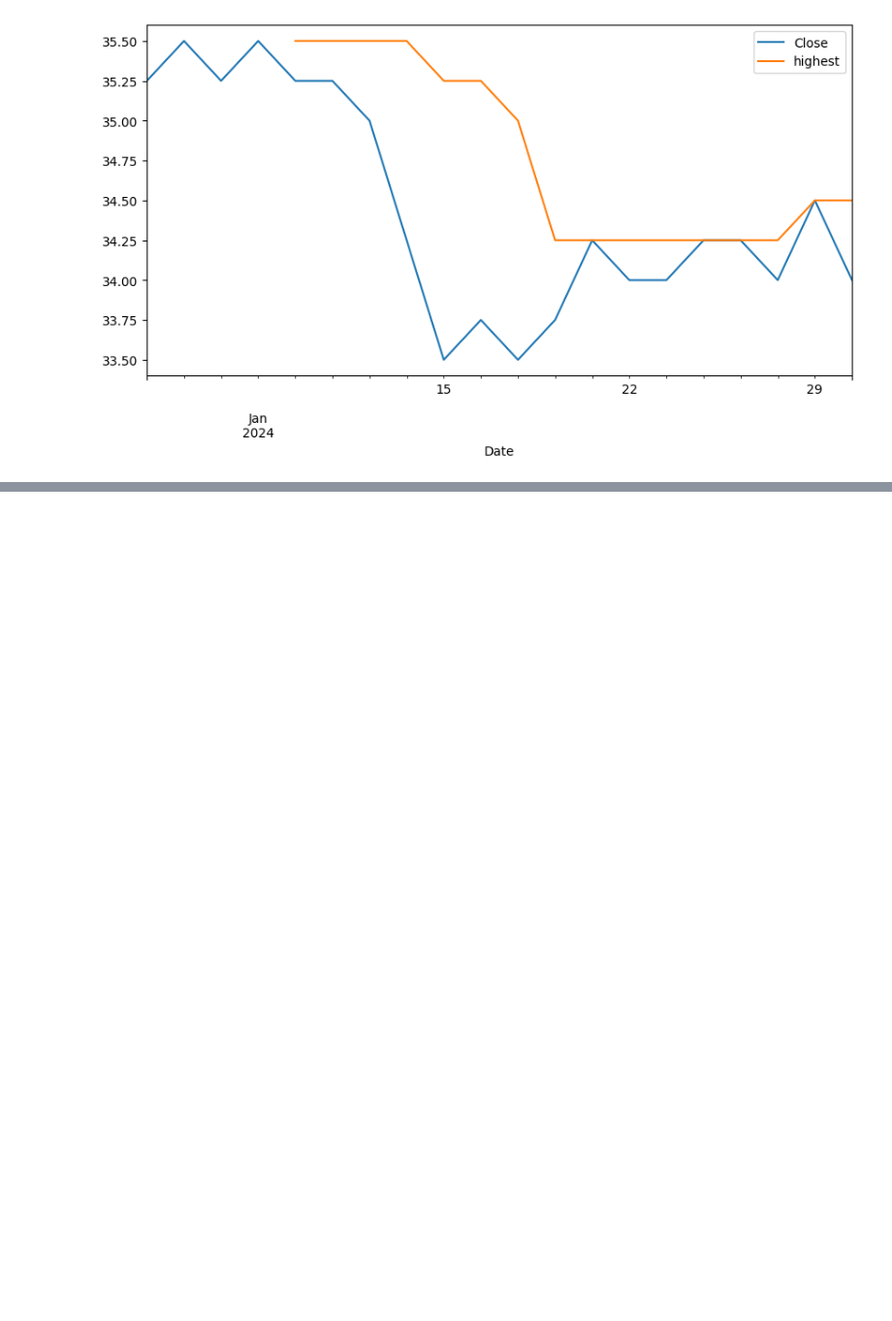
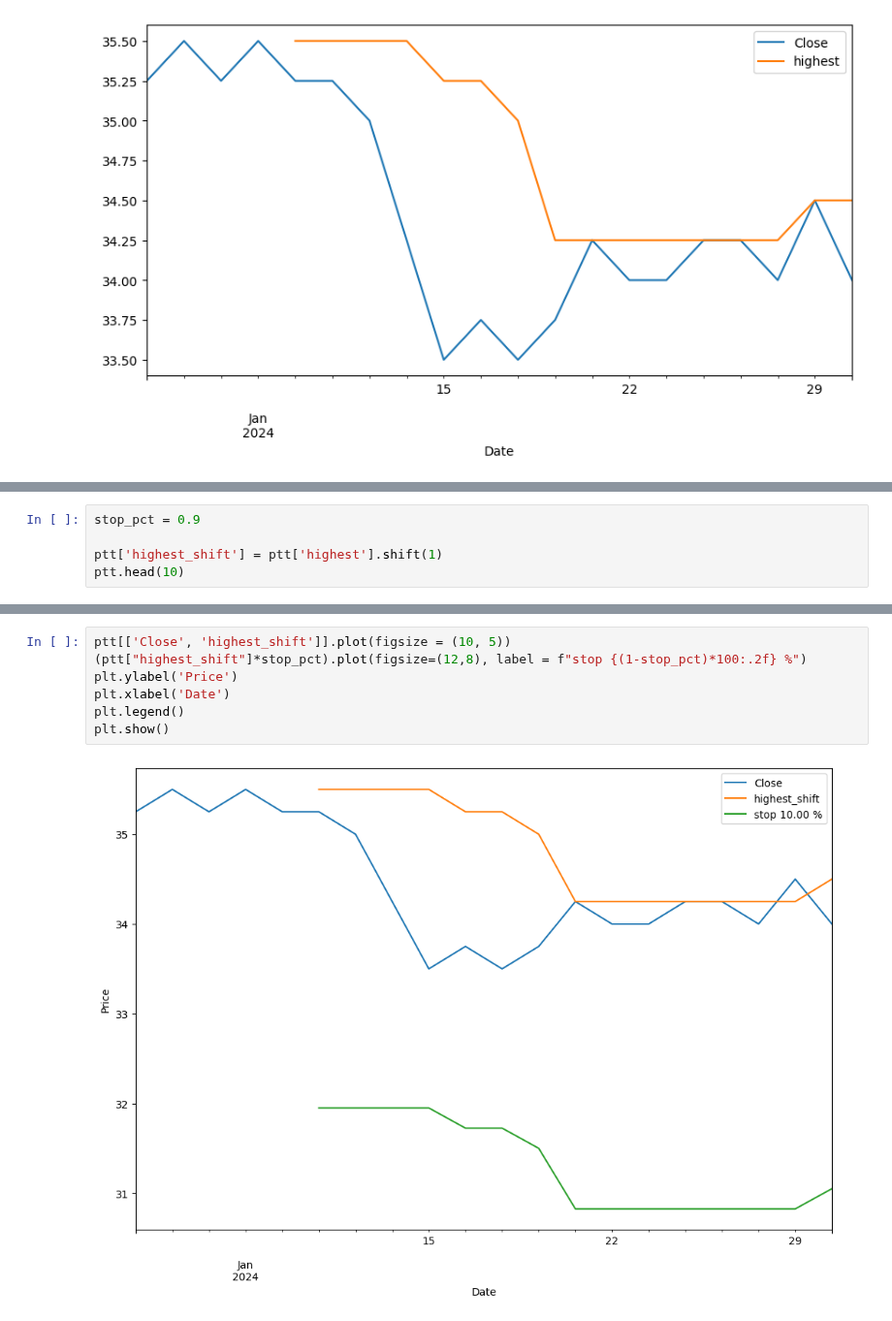
Before and after one commit to pNatTueku/basicPython, a Jupyter notebook: basic_plot_stocks.ipynb, the cells around one changed output, grey strips where cells are left out. Shown at 97% size. Saved outputs shown, nothing was run; the diff lists cells and outputs as text; blank space fills up the shorter version.

```diff
--- a/basic_plot_stocks.ipynb
+++ b/basic_plot_stocks.ipynb
@@ -348,0 +364,5 @@ plt.show()
+# %%
+stop_pct = 0.9
+
+ptt['highest_shift'] = ptt['highest'].shift(1)
+ptt.head(10)
@@ -348,0 +382,9 @@ plt.show()
+# %%
+ptt[['Close', 'highest_shift']].plot(figsize = (10, 5))
+(ptt["highest_shift"]*stop_pct).plot(figsize=(12,8), label = f"stop {(1-stop_pct)*100:.2f} %")
+plt.ylabel('Price')
+plt.xlabel('Date')
+plt.legend()
+plt.show()
+# %% [output]
+[figure, added]
```
Also changed, not shown: parts of 2 cells of this notebook.
